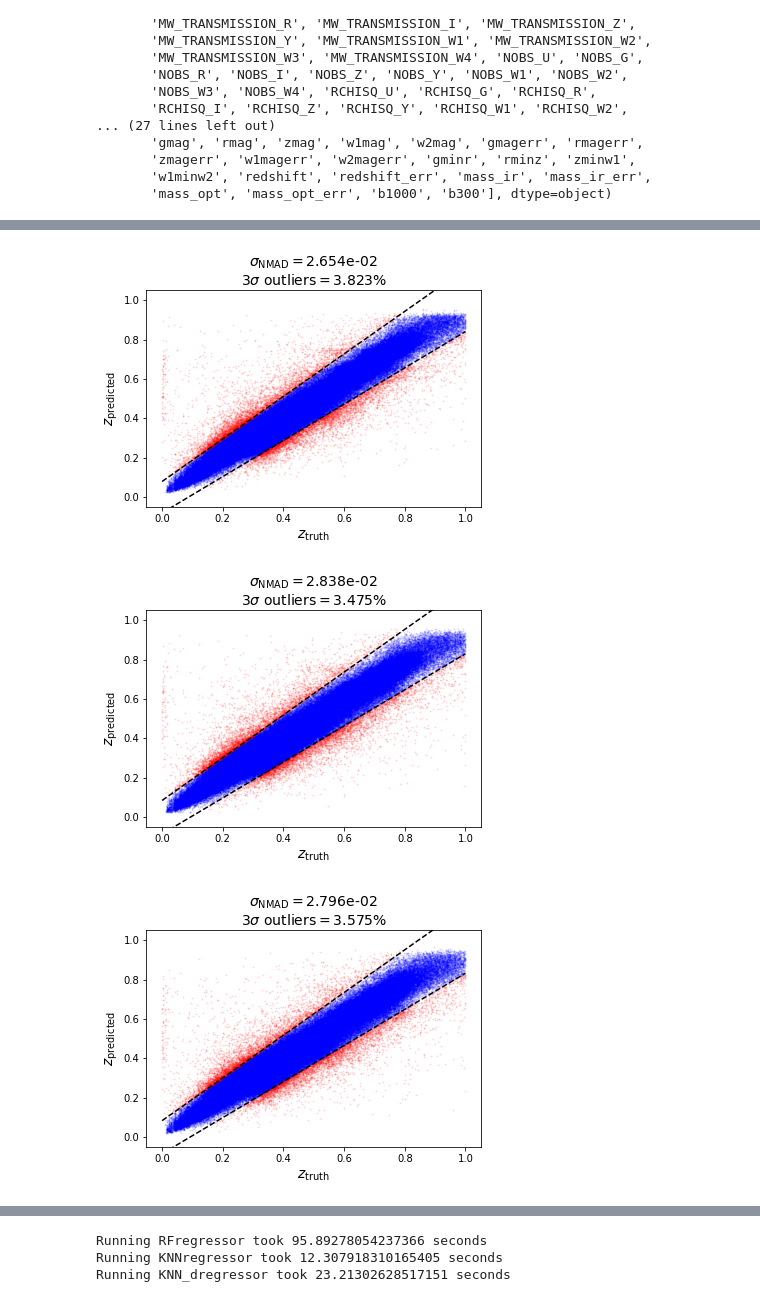
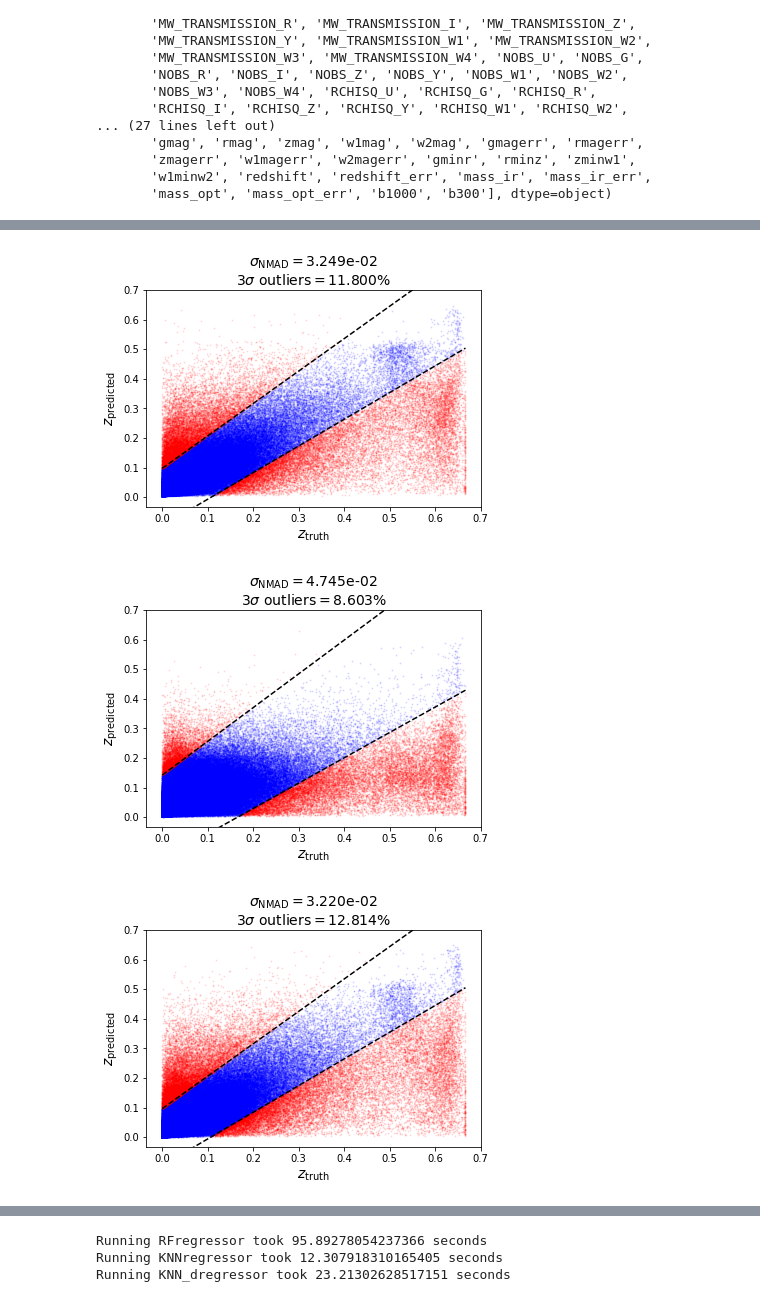
Before and after one commit to AlanPearl/margaret, a Jupyter notebook: notebooks/RedshiftAnalysis.ipynb, the cells around one changed output, grey strips where cells are left out. Saved outputs shown, nothing was run; the diff lists cells and outputs as text; code cells hidden in the pictures.

```diff
--- a/notebooks/RedshiftAnalysis.ipynb
+++ b/notebooks/RedshiftAnalysis.ipynb
@@ -40,0 +48,5 @@ def predict(input_names, target_name, func=ML.Regressors.RFregressor, data_slice
+# %%
+input_names_trials = [all_names_except(name) for name in ALL_NAMES]
+target_name = "redshift"
+
+results = [predict(names, target_name) for names in input_names_trials]
@@ -40,0 +62,5 @@ def predict(input_names, target_name, func=ML.Regressors.RFregressor, data_slice
+# %%
+input_names_trials = [all_names_except(name) for name in ALL_NAMES]
+target_name = "redshift"
+
+results_pca = [predict(names, target_name, apply_pca=True) for names in input_names_trials]
@@ -40,0 +75,10 @@ def predict(input_names, target_name, func=ML.Regressors.RFregressor, data_slice
+# %%
+def f(z):
+    return 1+z
+for result,reg in [*results, *results_pca]:
+    analysis = MLA.RegressionAnalyzer(result["predict"], result["test"], scale_as=f)
+    reg.test = {
+        "r2": analysis.r2(),
+        "nmad": analysis.nmad(),
+        "outliers": analysis.outlier_frac()
+    }
@@ -41,9 +140,9 @@ def predict(input_names, target_name, func=ML.Regressors.RFregressor, data_slice
 # %%
 input_names = ["gminr", "rminz", "zminw1", "w1minw2", "gmag", "prob_exp"]
-target_name = "redshift"
+target_name = "b1000"
 
 funcs = [ML.Regressors.RFregressor, ML.Regressors.KNNregressor, ML.Regressors.KNN_dregressor]
-results = [predict(input_names, target_name, func) for func in funcs]
+results = [predict(input_names, target_name, func, data_slice=mask_chisq) for func in funcs]
 
 def f(z):
     ans = z.copy()
@@ -65,9 +164,9 @@ Running KNN_dregressor took 18.050391912460327 seconds
 # %%
-input_names = ["gminr", "rminz", "zminw1", "w1minw2", "gmag", "prob_exp"]
-target_name = "redshift"
+input_names = ["gminr", "rminz", "zminw1", "w1minw2", "gmag", "expscale"]
+target_name = "b1000"
 
 funcs = [ML.Regressors.RFregressor, ML.Regressors.KNNregressor, ML.Regressors.KNN_dregressor]
-results = [predict(input_names, target_name, func, data_slice=mask_chisq) for func in funcs]
+results = [predict(input_names, target_name, func) for func in funcs]
 
 def f(z):
     ans = z.copy()
@@ -86,3 +185,3 @@ Running KNN_dregressor took 18.987586498260498 seconds
-[figure, old version]
+[figure, new version]
-[figure, old version]
+[figure, new version]
-[figure, old version]
+[figure, new version]
```
Also changed, not shown: parts of 22 cells of this notebook, 3 other files.
